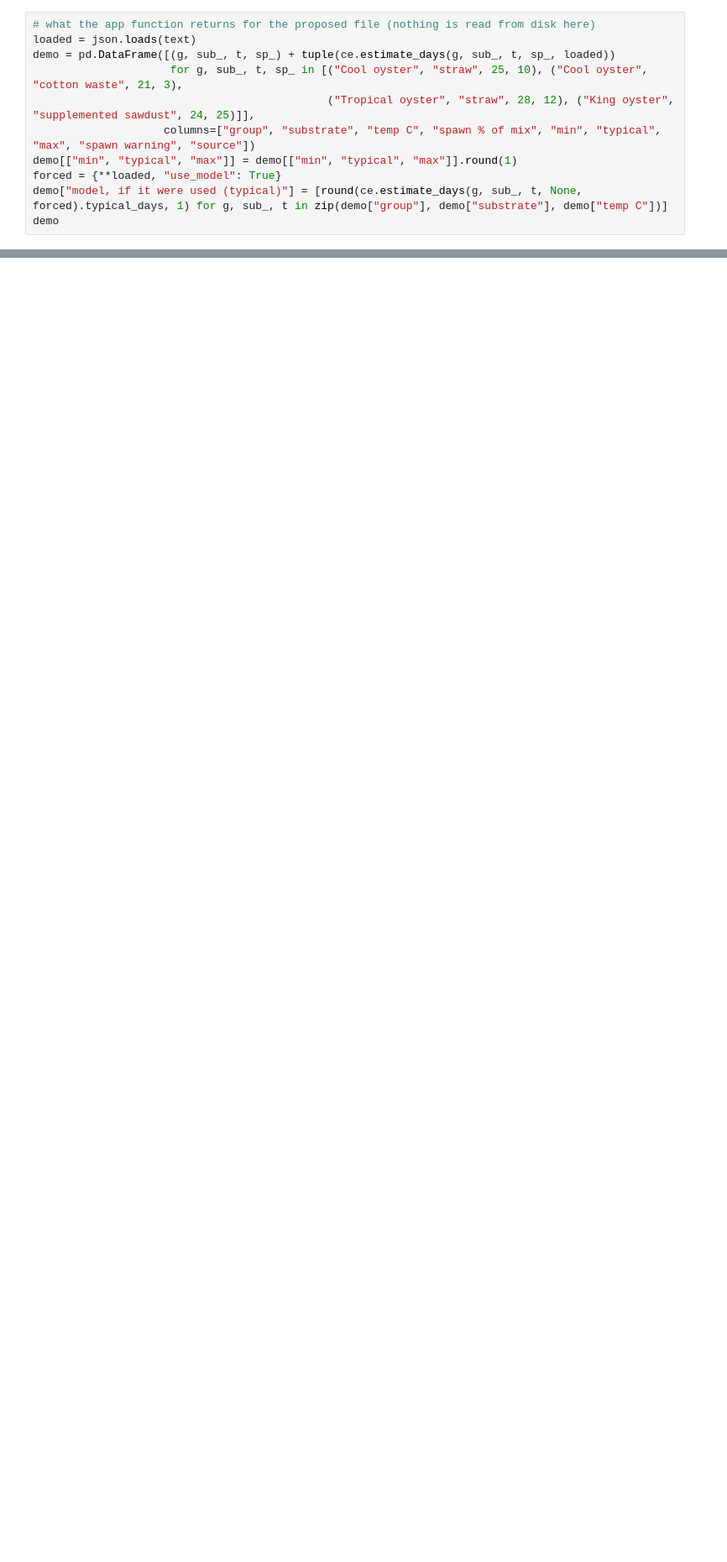
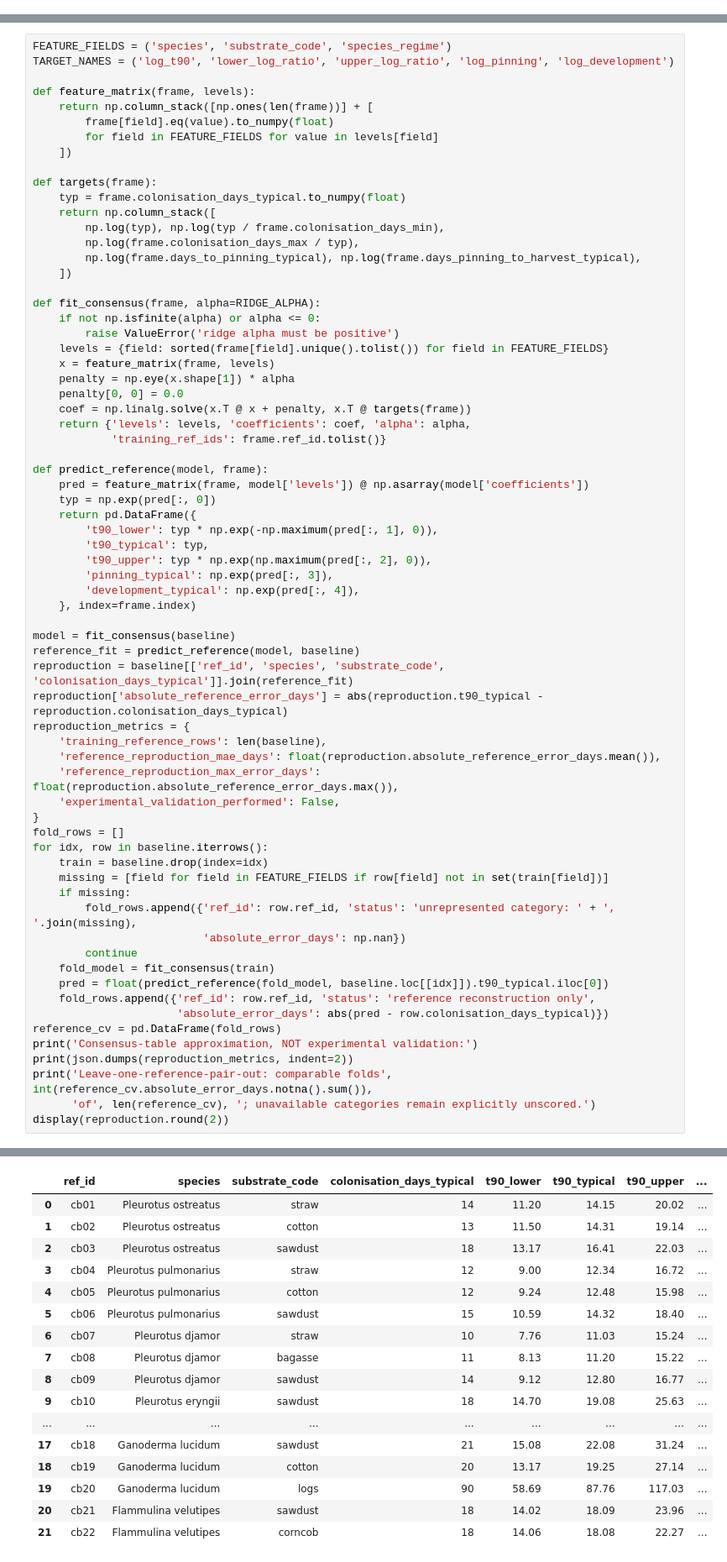
Before and after one commit to sylaslau/myco_demo, a Jupyter notebook: notebooks/2.2.colonisation_time_estimate.ipynb, the cells around one changed output, grey strips where cells are left out. Shown at 84% size. Cells and saved outputs as stored; diff of their text form; blank space fills up the shorter version.

```diff
--- a/notebooks/2.2.colonisation_time_estimate.ipynb
+++ b/notebooks/2.2.colonisation_time_estimate.ipynb
@@ -439,11 +0,0 @@ if WRITE_COEFFICIENTS:
-# %%
-# what the app function returns for the proposed file (nothing is read from disk here)
-loaded = json.loads(text)
-demo = pd.DataFrame([(g, sub_, t, sp_) + tuple(ce.estimate_days(g, sub_, t, sp_, loaded))
-                     for g, sub_, t, sp_ in [("Cool oyster", "straw", 25, 10), ("Cool oyster", "cotton waste", 21, 3),
-                                             ("Tropical oyster", "straw", 28, 12), ("King oyster", "supplemented sawdust", 24, 25)]],
-                    columns=["group", "substrate", "temp C", "spawn % of mix", "min", "typical", "max", "spawn warning", "source"])
-demo[["min", "typical", "max"]] = demo[["min", "typical", "max"]].round(1)
-forced = {**loaded, "use_model": True}
-demo["model, if it were used (typical)"] = [round(ce.estimate_days(g, sub_, t, None, forced).typical_days, 1) for g, sub_, t in zip(demo["group"], demo["substrate"], demo["temp C"])]
-demo
@@ -459,0 +148,69 @@ pd.DataFrame(rows)
+# %%
+FEATURE_FIELDS = ('species', 'substrate_code', 'species_regime')
+TARGET_NAMES = ('log_t90', 'lower_log_ratio', 'upper_log_ratio', 'log_pinning', 'log_development')
+
+def feature_matrix(frame, levels):
+    return np.column_stack([np.ones(len(frame))] + [
+        frame[field].eq(value).to_numpy(float)
+        for field in FEATURE_FIELDS for value in levels[field]
+    ])
+
+def targets(frame):
+    typ = frame.colonisation_days_typical.to_numpy(float)
+    return np.column_stack([
+        np.log(typ), np.log(typ / frame.colonisation_days_min),
+        np.log(frame.colonisation_days_max / typ),
+        np.log(frame.days_to_pinning_typical), np.log(frame.days_pinning_to_harvest_typical),
+    ])
+
+def fit_consensus(frame, alpha=RIDGE_ALPHA):
+    if not np.isfinite(alpha) or alpha <= 0:
+        raise ValueError('ridge alpha must be positive')
+    levels = {field: sorted(frame[field].unique().tolist()) for field in FEATURE_FIELDS}
+    x = feature_matrix(frame, levels)
+    penalty = np.eye(x.shape[1]) * alpha
+    penalty[0, 0] = 0.0
+    coef = np.linalg.solve(x.T @ x + penalty, x.T @ targets(frame))
+    return {'levels': levels, 'coefficients': coef, 'alpha': alpha,
+            'training_ref_ids': frame.ref_id.tolist()}
+
+def predict_reference(model, frame):
+    pred = feature_matrix(frame, model['levels']) @ np.asarray(model['coefficients'])
+    typ = np.exp(pred[:, 0])
+    return pd.DataFrame({
+        't90_lower': typ * np.exp(-np.maximum(pred[:, 1], 0)),
+        't90_typical': typ,
+        't90_upper': typ * np.exp(np.maximum(pred[:, 2], 0)),
+        'pinning_typical': np.exp(pred[:, 3]),
+        'development_typical': np.exp(pred[:, 4]),
+    }, index=frame.index)
+
+model = fit_consensus(baseline)
+reference_fit = predict_reference(model, baseline)
+reproduction = baseline[['ref_id', 'species', 'substrate_code', 'colonisation_days_typical']].join(reference_fit)
+reproduction['absolute_reference_error_days'] = abs(reproduction.t90_typical - reproduction.colonisation_days_typical)
+reproduction_metrics = {
+    'training_reference_rows': len(baseline),
+    'reference_reproduction_mae_days': float(reproduction.absolute_reference_error_days.mean()),
+    'reference_reproduction_max_error_days': float(reproduction.absolute_reference_error_days.max()),
+    'experimental_validation_performed': False,
+}
+fold_rows = []
+for idx, row in baseline.iterrows():
+    train = baseline.drop(index=idx)
+    missing = [field for field in FEATURE_FIELDS if row[field] not in set(train[field])]
+    if missing:
+        fold_rows.append({'ref_id': row.ref_id, 'status': 'unrepresented category: ' + ', '.join(missing),
+                          'absolute_error_days': np.nan})
+        continue
+    fold_model = fit_consensus(train)
+    pred = float(predict_reference(fold_model, baseline.loc[[idx]]).t90_typical.iloc[0])
+    fold_rows.append({'ref_id': row.ref_id, 'status': 'reference reconstruction only',
+                      'absolute_error_days': abs(pred - row.colonisation_days_typical)})
+reference_cv = pd.DataFrame(fold_rows)
+print('Consensus-table approximation, NOT experimental validation:')
+print(json.dumps(reproduction_metrics, indent=2))
+print('Leave-one-reference-pair-out: comparable folds', int(reference_cv.absolute_error_days.notna().sum()),
+      'of', len(reference_cv), '; unavailable categories remain explicitly unscored.')
+display(reproduction.round(2))
+# %% [output]
@@ -459,0 +225,17 @@ pd.DataFrame(rows)
+|  | ref_id | species | substrate_code | colonisation_days_typical | t90_lower | t90_typical | t90_upper | ... |
+| 0 | cb01 | Pleurotus ostreatus | straw | 14 | 11.20 | 14.15 | 20.02 | ... |
+| 1 | cb02 | Pleurotus ostreatus | cotton | 13 | 11.50 | 14.31 | 19.14 | ... |
+| 2 | cb03 | Pleurotus ostreatus | sawdust | 18 | 13.17 | 16.41 | 22.03 | ... |
+| 3 | cb04 | Pleurotus pulmonarius | straw | 12 | 9.00 | 12.34 | 16.72 | ... |
+| 4 | cb05 | Pleurotus pulmonarius | cotton | 12 | 9.24 | 12.48 | 15.98 | ... |
+| 5 | cb06 | Pleurotus pulmonarius | sawdust | 15 | 10.59 | 14.32 | 18.40 | ... |
+| 6 | cb07 | Pleurotus djamor | straw | 10 | 7.76 | 11.03 | 15.24 | ... |
+| 7 | cb08 | Pleurotus djamor | bagasse | 11 | 8.13 | 11.20 | 15.22 | ... |
+| 8 | cb09 | Pleurotus djamor | sawdust | 14 | 9.12 | 12.80 | 16.77 | ... |
+| 9 | cb10 | Pleurotus eryngii | sawdust | 18 | 14.70 | 19.08 | 25.63 | ... |
+| ... | ... | ... | ... | ... | ... | ... | ... | ... |
+| 17 | cb18 | Ganoderma lucidum | sawdust | 21 | 15.08 | 22.08 | 31.24 | ... |
+| 18 | cb19 | Ganoderma lucidum | cotton | 20 | 13.17 | 19.25 | 27.14 | ... |
+| 19 | cb20 | Ganoderma lucidum | logs | 90 | 58.69 | 87.76 | 117.03 | ... |
+| 20 | cb21 | Flammulina velutipes | sawdust | 18 | 14.02 | 18.09 | 23.96 | ... |
+| 21 | cb22 | Flammulina velutipes | corncob | 18 | 14.06 | 18.08 | 22.27 | ... |
```
Also changed, not shown: parts of 43 cells of this notebook, 3 other files.
